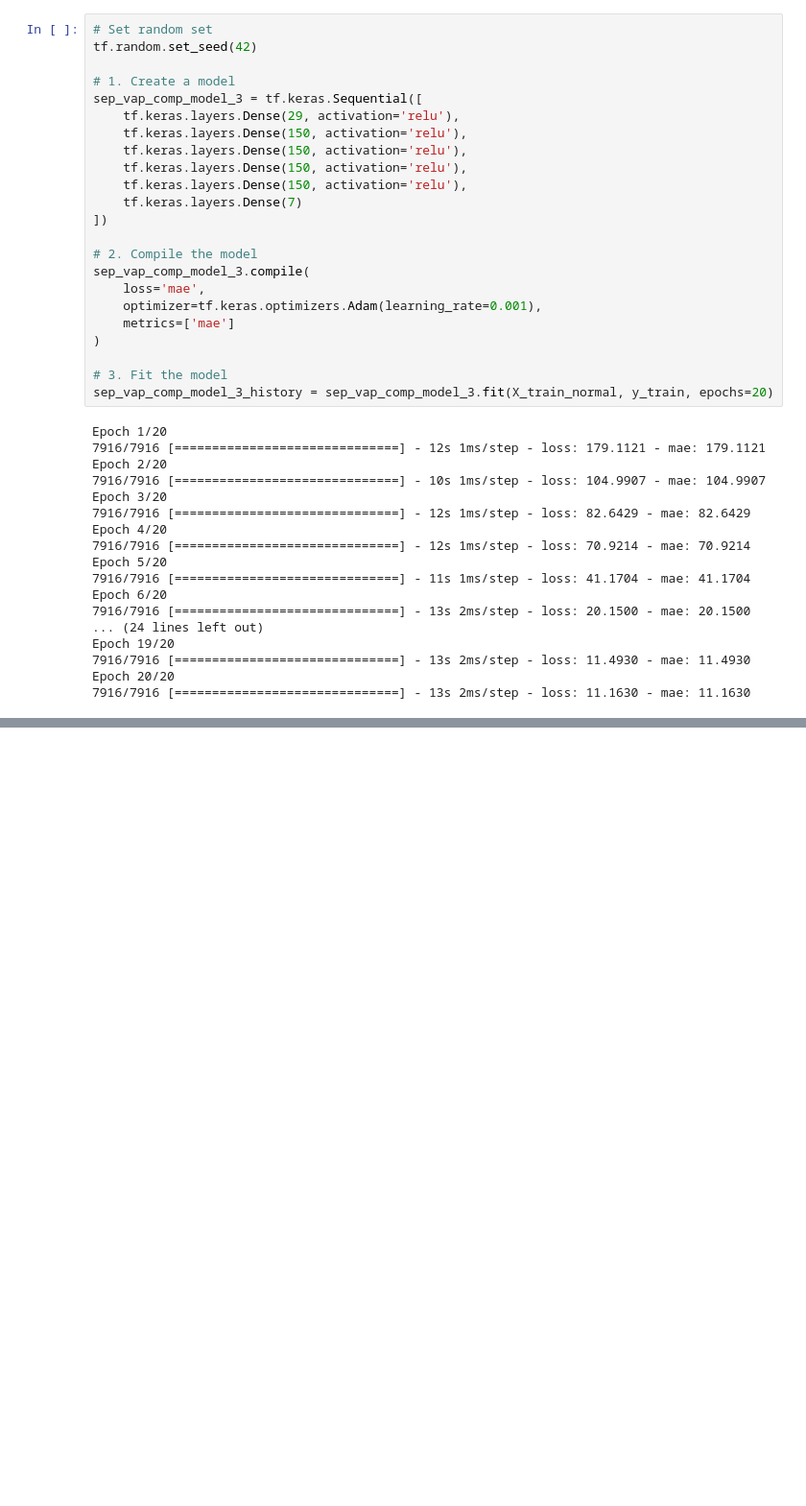
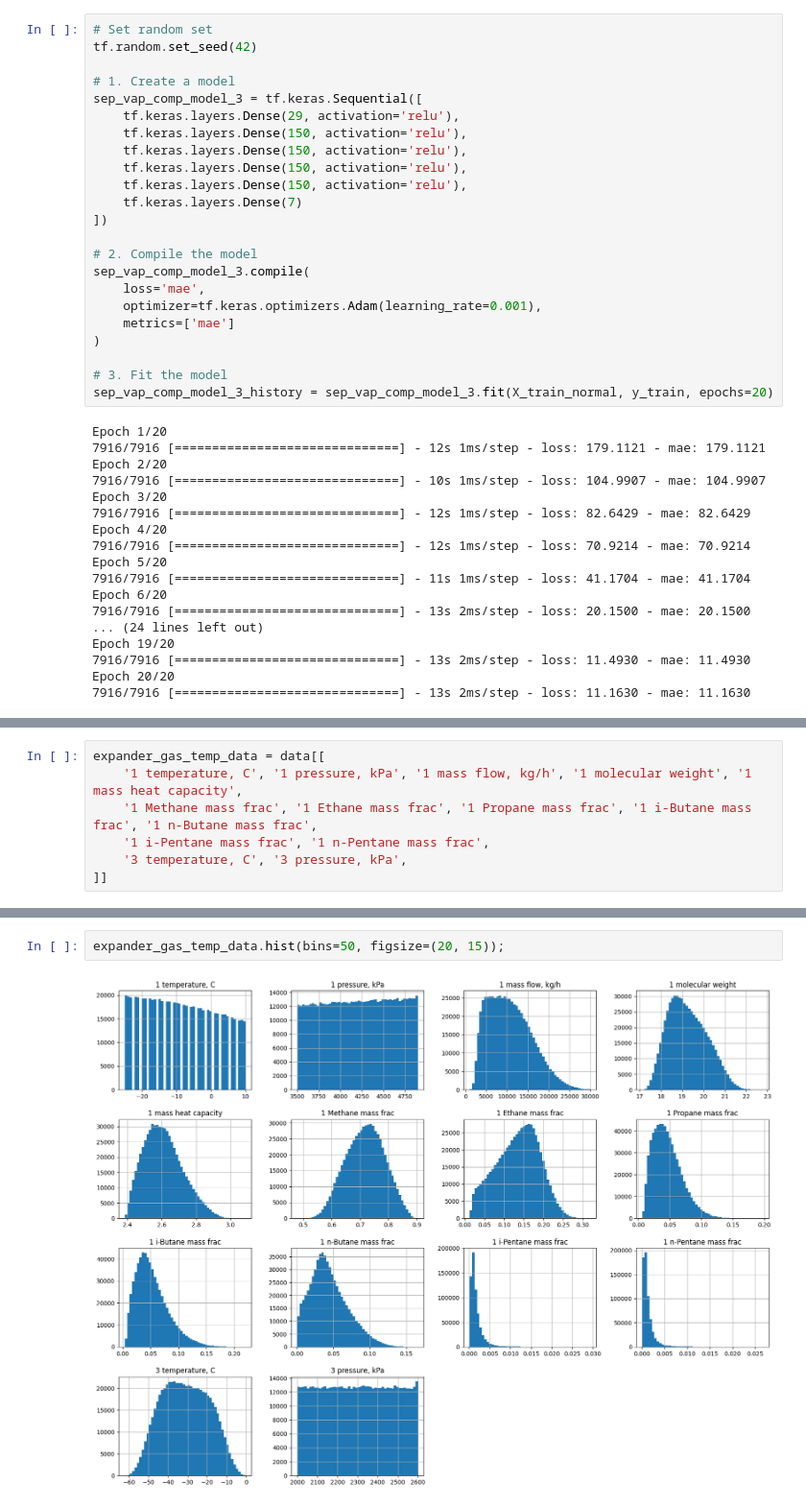
Before and after one commit to Rus-tam/AI_models, a Jupyter notebook: low_temp_dist_19_06.ipynb, the cells around one changed output, grey strips where cells are left out. Shown at 96% size. Cells and saved outputs as stored; diff of their text form; blank space fills up the shorter version.

Commit message:
expander_gas_temp_model

```diff
--- a/low_temp_dist_19_06.ipynb
+++ b/low_temp_dist_19_06.ipynb
@@ -1871,0 +1912,7 @@ plot_scatter_with_ideal_line(y_pred, np.array(y_test))
+# %%
+expander_gas_temp_data = data[[
+    '1 temperature, C', '1 pressure, kPa', '1 mass flow, kg/h', '1 molecular weight', '1 mass heat capacity',
+    '1 Methane mass frac', '1 Ethane mass frac', '1 Propane mass frac', '1 i-Butane mass frac', '1 n-Butane mass frac',
+    '1 i-Pentane mass frac', '1 n-Pentane mass frac',
+    '3 temperature, C', '3 pressure, kPa',
+]]
@@ -1871,0 +1931,4 @@ plot_scatter_with_ideal_line(y_pred, np.array(y_test))
+# %%
+expander_gas_temp_data.hist(bins=50, figsize=(20, 15));
+# %% [output]
+[figure, added]
```
Also changed, not shown: parts of 60 cells of this notebook, 1 other file.
